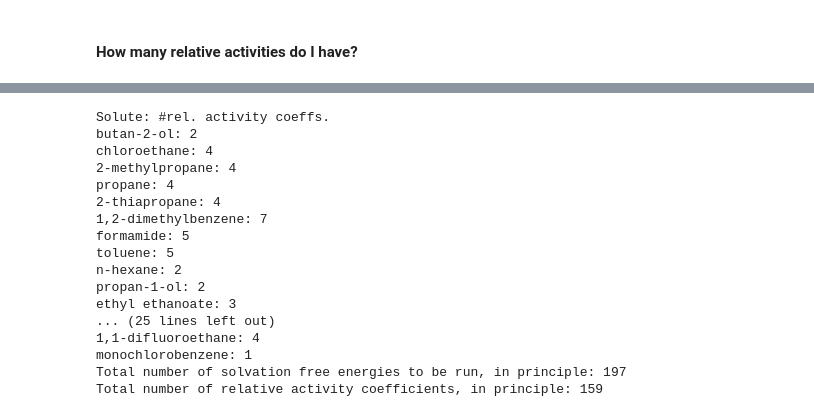
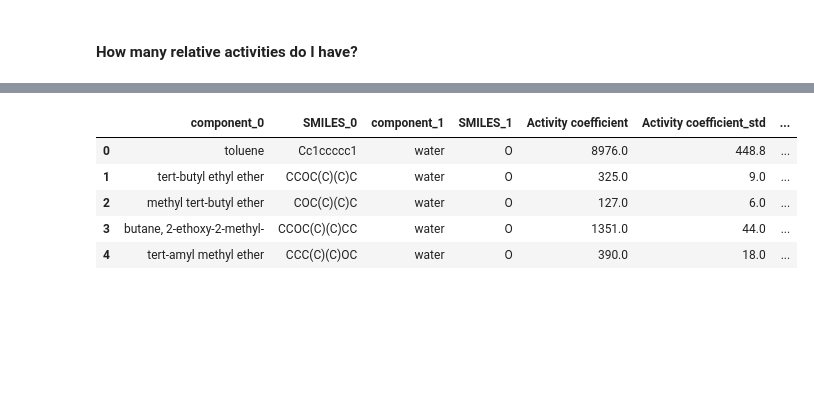
Before and after one commit to MobleyLab/thermoML_data, a Jupyter notebook: 2D_representations.ipynb, the cells around one changed output, grey strips where cells are left out. Saved outputs shown, nothing was run; the diff lists cells and outputs as text; code cells hidden in the pictures; blank space fills up the shorter version.

```diff
--- a/2D_representations.ipynb
+++ b/2D_representations.ipynb
@@ -112,38 +103,28 @@ for elem in study_example:
 # %%
-from numpy import sum
-# Print overall info regarding the system
-print("Solute: #rel. activity coeffs.")
-for idx, elem in enumerate(rel_activities):
-    print("{}: {}".format(study_example[idx][0], elem))
-print("Total number of solvation free energies to be run, in principle: {}".format(len(pairlist)))
-print("Total number of relative activity coefficients, in principle: {}".format(sum(rel_activities)))
+# from numpy import sum
+# # Print overall info regarding the system
+# print("Solute: #rel. activity coeffs.")
+# for idx, elem in enumerate(rel_activities):
+#     print("{}: {}".format(study_example[idx][0], elem))
+# print("Total number of solvation free energies to be run, in principle: {}".format(len(pairlist)))
+# print("Total number of relative activity coefficients, in principle: {}".format(sum(rel_activities)))
-# %% [output]
-Solute: #rel. activity coeffs.
-butan-2-ol: 2
-chloroethane: 4
-2-methylpropane: 4
-propane: 4
-2-thiapropane: 4
-1,2-dimethylbenzene: 7
-formamide: 5
-toluene: 5
-n-hexane: 2
-propan-1-ol: 2
-ethyl ethanoate: 3
-... (25 lines left out)
-1,1-difluoroethane: 4
-monochlorobenzene: 1
-Total number of solvation free energies to be run, in principle: 197
-Total number of relative activity coefficients, in principle: 159
 # %%
-# Data prep below:
-# Separate pairs associated to each coefficient value
-#pairs = []
-#for i in range(len(df)):
+#Data prep below:
+#Separate pairs associated to each coefficient value
+# pairs = []
+# for i in range(len(df)):
 #    pair = [df.iloc[i]["component_0"],df.iloc[i]["component_1"],
 #            df.iloc[i]['Activity coefficient'],df.iloc[i]['Activity coefficient_std'],
 #            df.iloc[i]['Temperature, K'],df.iloc[i]['Pressure, kPa']]
 #    pairs.append(pair)
 
-dat = df[["component_0","component_1",'Activity coefficient','Activity coefficient_std','Temperature, K','Pressure, kPa']]
-dat["relative_activities"] =
+dat = df[["component_0",'SMILES_0',"component_1",'SMILES_1','Activity coefficient','Activity coefficient_std','Temperature, K','Pressure, kPa']]
+# %%
+dat.head()
+# %% [output]
+|  | component_0 | SMILES_0 | component_1 | SMILES_1 | Activity coefficient | Activity coefficient_std | ... |
+| 0 | toluene | Cc1ccccc1 | water | O | 8976.0 | 448.8 | ... |
+| 1 | tert-butyl ethyl ether | CCOC(C)(C)C | water | O | 325.0 | 9.0 | ... |
+| 2 | methyl tert-butyl ether | COC(C)(C)C | water | O | 127.0 | 6.0 | ... |
+| 3 | butane, 2-ethoxy-2-methyl- | CCOC(C)(C)CC | water | O | 1351.0 | 44.0 | ... |
+| 4 | tert-amyl methyl ether | CCC(C)(C)OC | water | O | 390.0 | 18.0 | ... |
```
Also changed, not shown: parts of 3 cells of this notebook, 1 other file.
